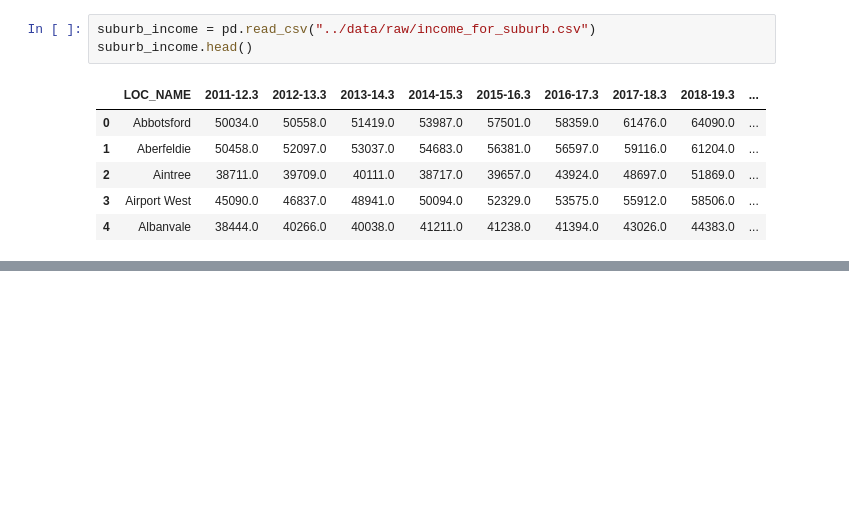
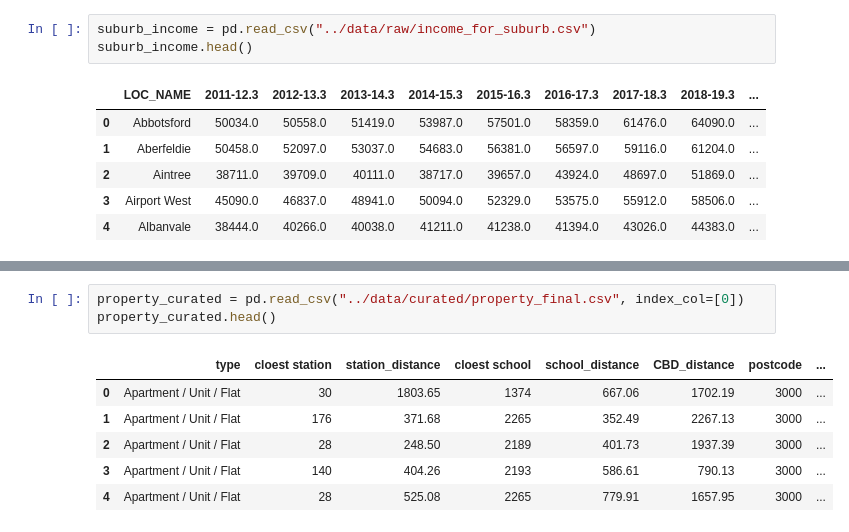
Before and after one commit to MAST30034-Applied-Data-Science/generic-real-estate-consulting-project-group-6, a Jupyter notebook: notebooks/summary_notebook.ipynb, the cells around one changed output, grey strips where cells are left out. Drawn from its saved outputs; the diff is of its cells as text; blank space fills up the shorter version.

```diff
--- a/notebooks/summary_notebook.ipynb
+++ b/notebooks/summary_notebook.ipynb
@@ -525,0 +567,10 @@ suburb_income.head()
+# %%
+property_curated = pd.read_csv("../data/curated/property_final.csv", index_col=[0])
+property_curated.head()
+# %% [output]
+|  | type | cloest station | station_distance | cloest school | school_distance | CBD_distance | postcode | ... |
+| 0 | Apartment / Unit / Flat | 30 | 1803.65 | 1374 | 667.06 | 1702.19 | 3000 | ... |
+| 1 | Apartment / Unit / Flat | 176 | 371.68 | 2265 | 352.49 | 2267.13 | 3000 | ... |
+| 2 | Apartment / Unit / Flat | 28 | 248.50 | 2189 | 401.73 | 1937.39 | 3000 | ... |
+| 3 | Apartment / Unit / Flat | 140 | 404.26 | 2193 | 586.61 | 790.13 | 3000 | ... |
+| 4 | Apartment / Unit / Flat | 28 | 525.08 | 2265 | 779.91 | 1657.95 | 3000 | ... |
```
Also changed, not shown: parts of 25 cells of this notebook, 14 other files.
